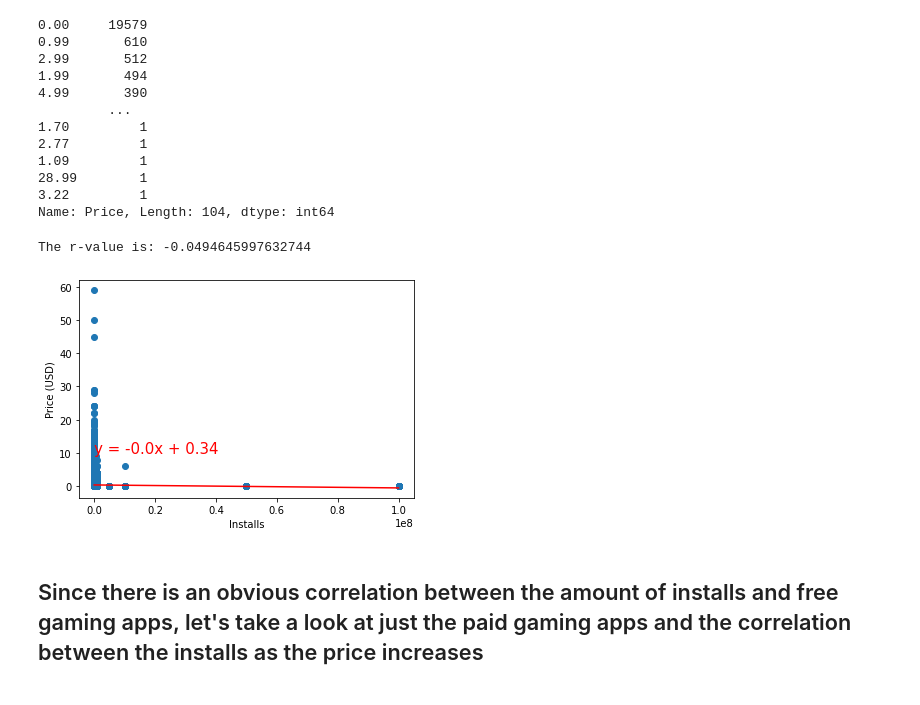
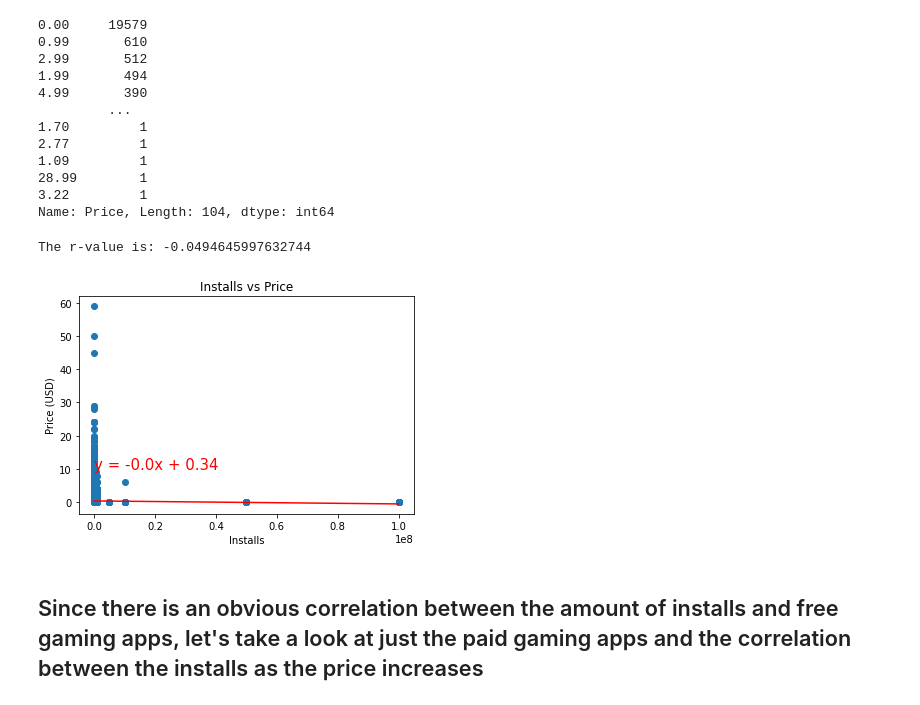
Before and after one commit to britchin/project_one, a Jupyter notebook: project_one.ipynb, the cells around one changed output. Cells and saved outputs as stored; diff of their text form; code cells hidden in the pictures.

```diff
--- a/project_one.ipynb
+++ b/project_one.ipynb
@@ -390,21 +399,25 @@ Name: Price, Length: 104, dtype: int64
 # %%
 x_values = game_installs['Installs'].astype('int64')
 y_values = game_installs['Price'].astype('int64')
 (slope, intercept, rvalue, pvalue, stderr) = linregress(x_values, y_values)
 regress_values = x_values * slope + intercept
 line_eq = "y = " + str(round(slope,2)) + "x + " + str(round(intercept,2))
 plt.scatter(x_values,y_values)
 plt.plot(x_values,regress_values,"r-")
 plt.annotate(line_eq,(6,10),fontsize=15,color="red")
 plt.xlabel('Installs')
 plt.ylabel('Price (USD)')
+plt.title("Installs vs Price")
 
 print(f"The r-value is: {rvalue}")
 
+# Save the figure
+plt.savefig("Resources/Price vs Installs_Linregress.png")
+
 plt.show()
 # %% [output]
 The r-value is: -0.0494645997632744
-[figure, old version]
+[figure, new version]
 # %% [markdown]
 ## Since there is an obvious correlation between the amount of installs and free gaming apps, let's take a look at just the paid gaming apps and the correlation between the installs as the price increases
 # %%
```
Also changed, not shown: parts of 16 cells of this notebook.
